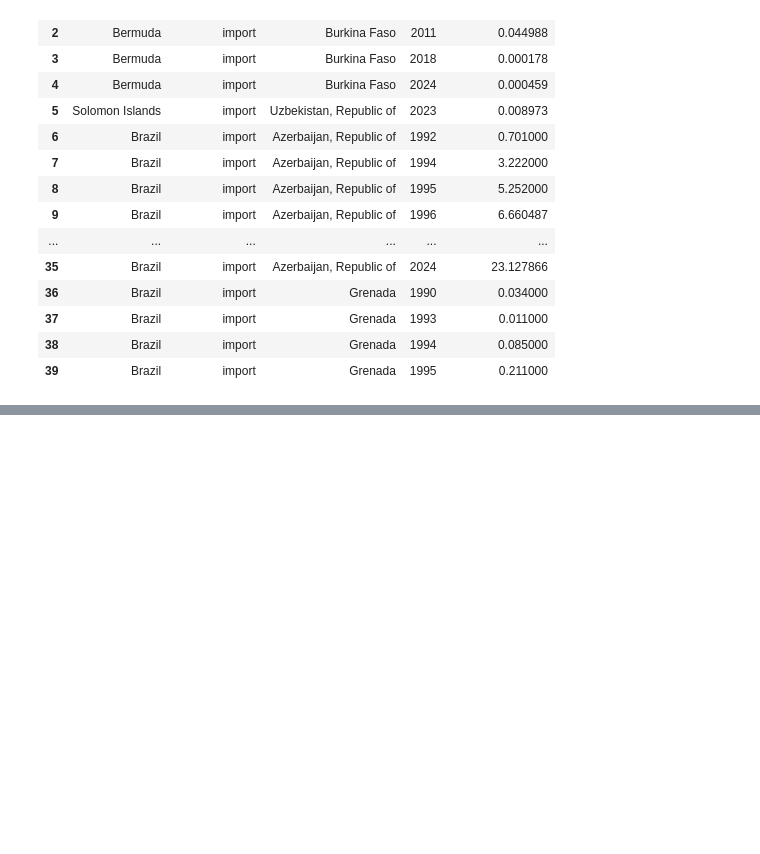
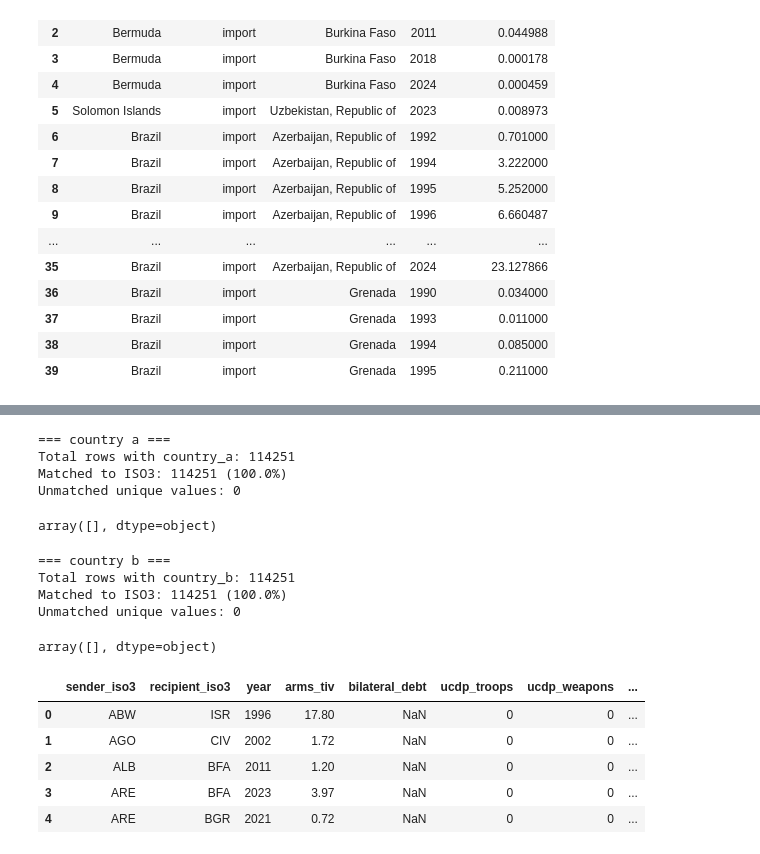
Before and after one commit to marfakozeletsUvA/Violent-Offenders-GPV---CSSci-, a Jupyter notebook: notebooks/raw-data-exploration/imf_trade_exploration.ipynb, the cells around one changed output, grey strips where cells are left out. Saved outputs shown, nothing was run; the diff lists cells and outputs as text; code cells hidden in the pictures; blank space fills up the shorter version.

```diff
--- a/notebooks/raw-data-exploration/imf_trade_exploration.ipynb
+++ b/notebooks/raw-data-exploration/imf_trade_exploration.ipynb
@@ -115,0 +128,29 @@ cdf.to_csv('../../data/raw/imf_trade.csv', index=False)
+# %%
+cdf = pd.read_csv('../../data/processed/imf_trade.csv')
+
+cdf['a_iso3'] = cdf['country_a'].apply(cs.get_iso3)
+cdf['b_iso3'] = cdf['country_b'].apply(cs.get_iso3)
+# %%
+cs.check_coverage(cdf, 'a_iso3', 'country_a', 'country a')
+# %% [output]
+=== country a ===
+Total rows with country_a: 114251
+Matched to ISO3: 114251 (100.0%)
+Unmatched unique values: 0
+array([], dtype=object)
+# %%
+cs.check_coverage(cdf, 'b_iso3', 'country_b', 'country b')
+# %% [output]
+=== country b ===
+Total rows with country_b: 114251
+Matched to ISO3: 114251 (100.0%)
+Unmatched unique values: 0
+array([], dtype=object)
+# %%
+cdf = cdf.pivot_table(
+    index=['country_a', 'country_b', 'year', 'a_iso3', 'b_iso3'],
+    columns='import_export',
+    values='value_mill_dollar'
+).reset_index()
+
+cdf[['import', 'export']] = cdf[['import', 'export']].fillna(0)
@@ -115,0 +159,30 @@ cdf.to_csv('../../data/raw/imf_trade.csv', index=False)
+# %%
+# merge trade with team dataset
+
+team_df = pd.read_csv('../../data/merged/panel_dyadic_1992_2024.csv')
+
+merged_df = team_df.merge(
+    cdf,
+    left_on=['sender_iso3', 'recipient_iso3', 'year'],
+    right_on=['a_iso3', 'b_iso3', 'year'],
+    how='left'  # keeps all rows in the team dataset
+)
+
+# optional: keep only relevant columns
+merged_df = merged_df.drop(columns=['a_iso3', 'b_iso3', 'country_a', 'country_b'])
+
+merged_df[['import', 'export']] = merged_df[['import', 'export']].fillna(0)
+
+merged_df = merged_df.rename(columns={
+    'import': 'tid_import',
+    'export': 'tid_export'
+})
+# %%
+merged_df.head()
+# %% [output]
+|  | sender_iso3 | recipient_iso3 | year | arms_tiv | bilateral_debt | ucdp_troops | ucdp_weapons | ... |
+| 0 | ABW | ISR | 1996 | 17.80 | NaN | 0 | 0 | ... |
+| 1 | AGO | CIV | 2002 | 1.72 | NaN | 0 | 0 | ... |
+| 2 | ALB | BFA | 2011 | 1.20 | NaN | 0 | 0 | ... |
+| 3 | ARE | BFA | 2023 | 3.97 | NaN | 0 | 0 | ... |
+| 4 | ARE | BGR | 2021 | 0.72 | NaN | 0 | 0 | ... |
```
Also changed, not shown: parts of 7 cells of this notebook, 3 other files.
